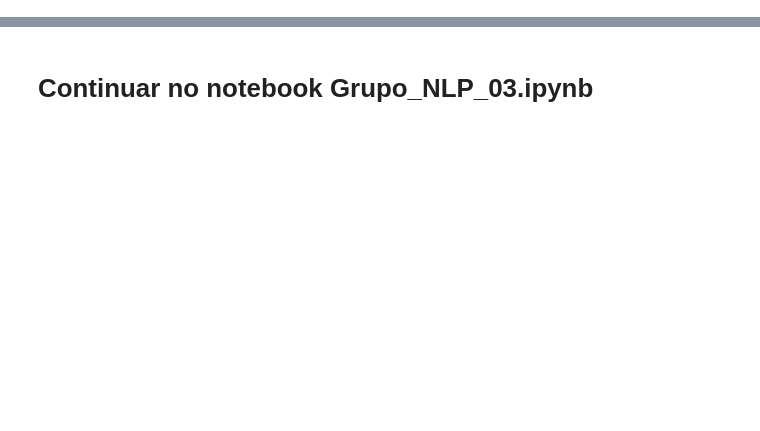
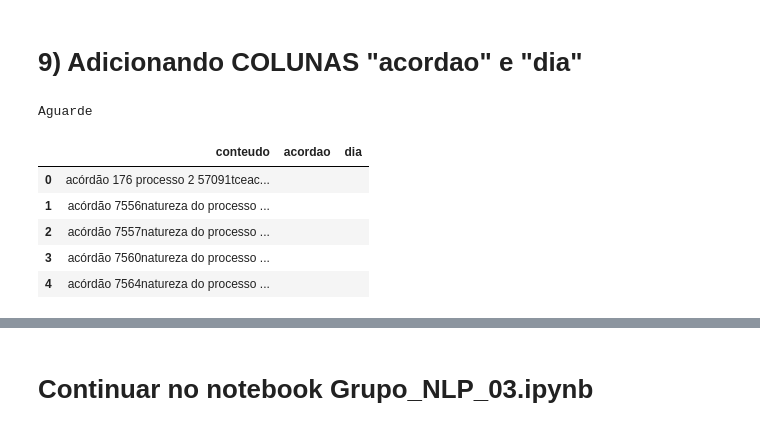
Before and after one commit to Antonino-Marques-Jares/Projeto_Leitura_Documentos, a Jupyter notebook: Grupo_NPL_02.ipynb, the cells around one changed output, grey strips where cells are left out. Cells and saved outputs as stored; diff of their text form; code cells hidden in the pictures; blank space fills up the shorter version.

```diff
--- a/Grupo_NPL_02.ipynb
+++ b/Grupo_NPL_02.ipynb
@@ -211,10 +101,0 @@ ovimentação do caixa no período de 1 de janeiro a 31 de dezembro do exercíci
-# %%
-for i in transitorio['indice']:
-    #padronizando em letras minúsculas
-    dia = re.findall("(rio branco)( |, )([0-9][0-9])([0-9][0-9])([0-9][0-9][0-9][0-9])",transitorio['conteudo'][i])
-    if len(dia) >= 1:
-        print(f'{i} dia {dia[0][0]+dia[0][1]+dia[0][2]+"/"+dia[0][3]+"/"+dia[0][4]}')
-        transitorio['dia'][i] = dia[0][2]+'/'+dia[0][3]+'/'+dia[0][4]
-    else:
-        print(f'{i} dia {dia}')
-        transitorio['dia'][i] = "00/00/0000"
@@ -247,11 +101,0 @@ transitorio['dia'][2619]
-# %%
-for i in transitorio.index:
-    #padronizando em letras minúsculas
-    texto = transitorio.conteudo[i]
-    acordao = re.findall("(acórdão)( n. | n | )([0-9]{1,})( )",texto)
-    if len(acordao) >= 1:
-        print(f'{i} acordao {acordao[0][2]}')
-        transitorio.acordao[i] = acordao[0][2]
-    else:
-        print(f'{i} acordao {acordao}')
-        transitorio.acordao[i] = "000000"
@@ -414,0 +221,13 @@ print(texto[-100:-1])
+# %% [markdown]
+# 9) Adicionando COLUNAS "acordao" e "dia"
+# %%
+substituicoes_relacionado_a_acordao(passo01)
+passo01.head()
+# %% [output]
+Aguarde
+|  | conteudo | acordao | dia |
+| 0 | acórdão 176 processo 2 57091tceac... |  |  |
+| 1 | acórdão 7556natureza do processo ... |  |  |
+| 2 | acórdão 7557natureza do processo ... |  |  |
+| 3 | acórdão 7560natureza do processo ... |  |  |
+| 4 | acórdão 7564natureza do processo ... |  |  |
```
Also changed, not shown: parts of 83 cells of this notebook, 5 other files.
